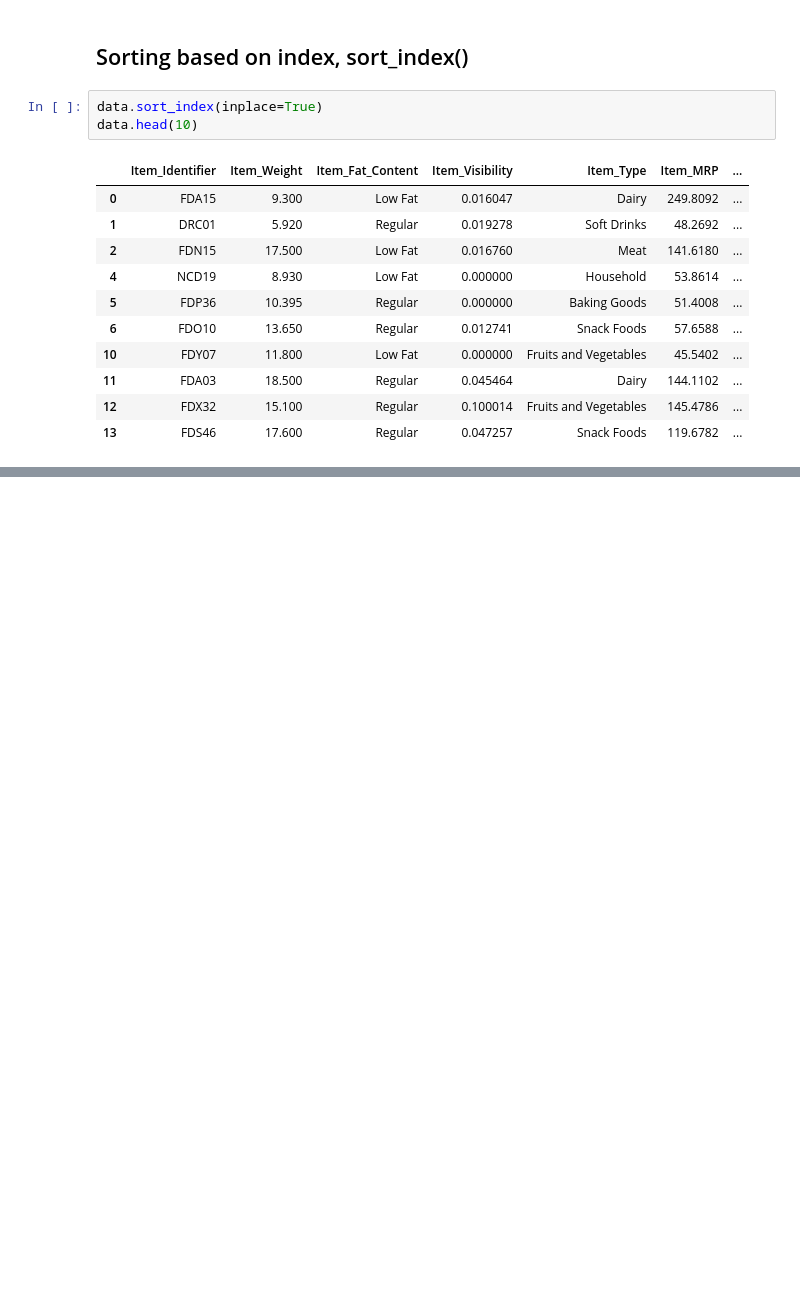
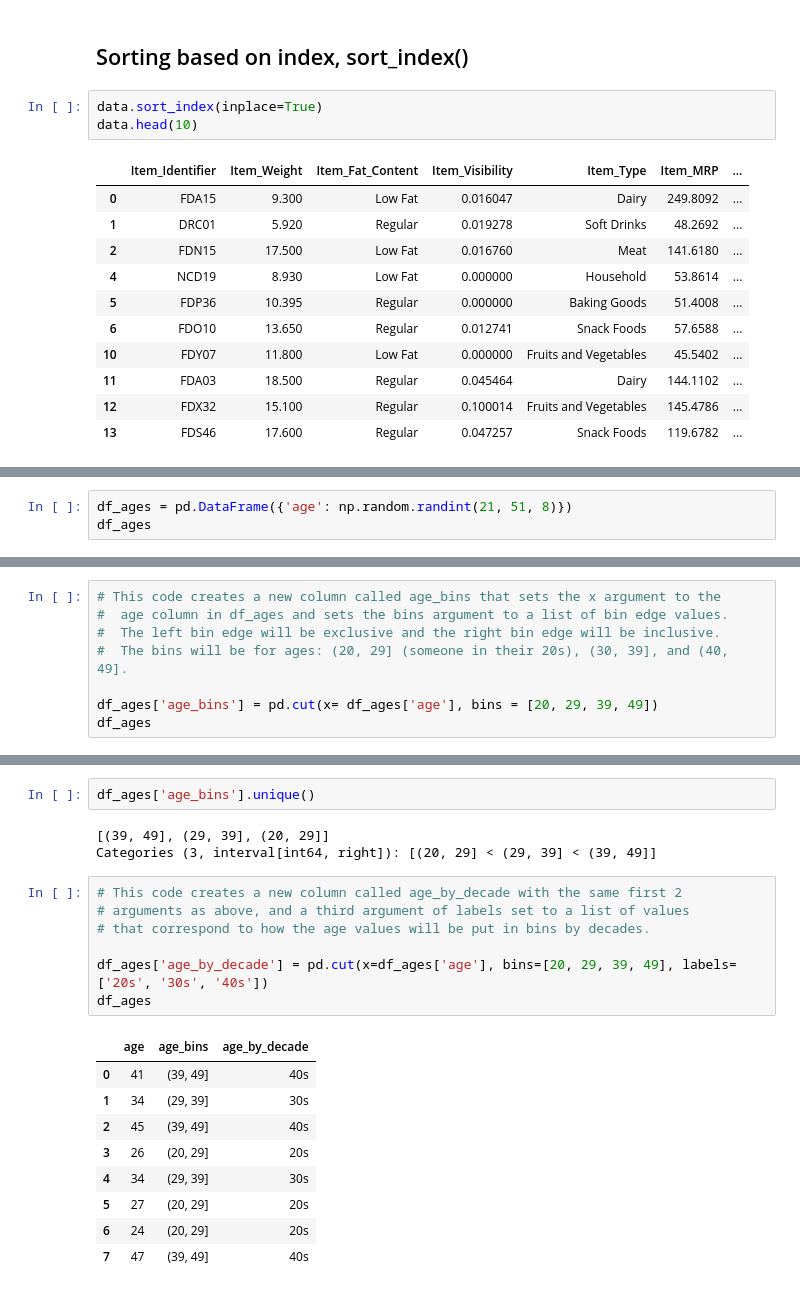
Before and after one commit to rajharsh72/Machine-Learning-Libraries, a Jupyter notebook: Pandas/dataManipulation_using_pandas.ipynb, the cells around one changed output, grey strips where cells are left out. Drawn from its saved outputs; the diff is of its cells as text; blank space fills up the shorter version.

```diff
--- a/Pandas/dataManipulation_using_pandas.ipynb
+++ b/Pandas/dataManipulation_using_pandas.ipynb
@@ -138,0 +144,3 @@ data.head(10)
+# %%
+df_ages = pd.DataFrame({'age': np.random.randint(21, 51, 8)})
+df_ages
@@ -138,0 +157,8 @@ data.head(10)
+# %%
+# This code creates a new column called age_bins that sets the x argument to the
+#  age column in df_ages and sets the bins argument to a list of bin edge values.
+#  The left bin edge will be exclusive and the right bin edge will be inclusive.
+#  The bins will be for ages: (20, 29] (someone in their 20s), (30, 39], and (40, 49].
+
+df_ages['age_bins'] = pd.cut(x= df_ages['age'], bins = [20, 29, 39, 49])
+df_ages
@@ -138,0 +175,22 @@ data.head(10)
+# %%
+df_ages['age_bins'].unique()
+# %% [output]
+[(39, 49], (29, 39], (20, 29]]
+Categories (3, interval[int64, right]): [(20, 29] < (29, 39] < (39, 49]]
+# %%
+# This code creates a new column called age_by_decade with the same first 2
+# arguments as above, and a third argument of labels set to a list of values
+# that correspond to how the age values will be put in bins by decades.
+
+df_ages['age_by_decade'] = pd.cut(x=df_ages['age'], bins=[20, 29, 39, 49], labels=['20s', '30s', '40s'])
+df_ages
+# %% [output]
+|  | age | age_bins | age_by_decade |
+| 0 | 41 | (39, 49] | 40s |
+| 1 | 34 | (29, 39] | 30s |
+| 2 | 45 | (39, 49] | 40s |
+| 3 | 26 | (20, 29] | 20s |
+| 4 | 34 | (29, 39] | 30s |
+| 5 | 27 | (20, 29] | 20s |
+| 6 | 24 | (20, 29] | 20s |
+| 7 | 47 | (39, 49] | 40s |
```
Also changed, not shown: parts of 13 cells of this notebook, 1 other file.
